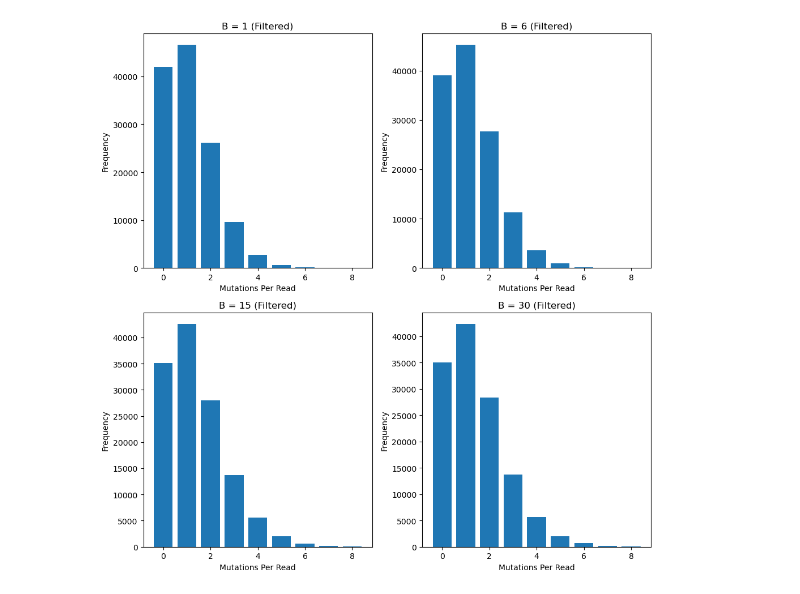
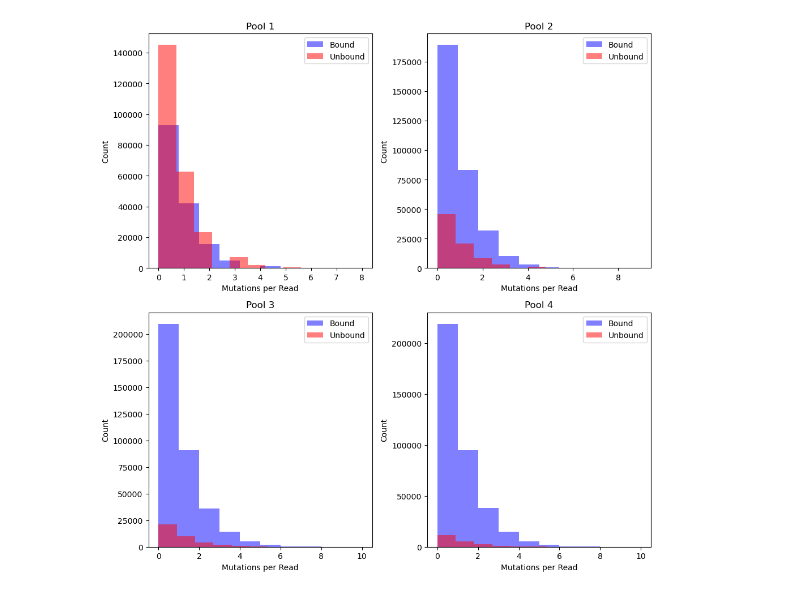
Before and after one commit to JoshuaGensel/MIME_ML, a Jupyter notebook: src/exploratory_analysis.ipynb, the cells around one changed output. Saved outputs shown, nothing was run; the diff lists cells and outputs as text; code cells hidden in the pictures.

Commit message:
exploratory analysis bound vs unbound

```diff
--- a/src/exploratory_analysis.ipynb
+++ b/src/exploratory_analysis.ipynb
@@ -74,23 +86,31 @@ plt.tight_layout()
 # %%
-# plot histograms of mutations per read (filtered)
+# plot histograms of mutations per read bound vs unbound
 fig, ax = plt.subplots(2, 2, figsize=(10, 10))
-ax[0, 0].hist(mprf_1, bins=range(0, 10), align='left', rwidth=0.8)
-ax[0, 0].set_title('B = 1 (Filtered)')
-ax[0, 0].set_xlabel('Mutations Per Read')
-ax[0, 0].set_ylabel('Frequency')
-ax[0, 1].hist(mprf_2, bins=range(0, 10), align='left', rwidth=0.8)
-ax[0, 1].set_title('B = 6 (Filtered)')
-ax[0, 1].set_xlabel('Mutations Per Read')
-ax[0, 1].set_ylabel('Frequency')
-ax[1, 0].hist(mprf_3, bins=range(0, 10), align='left', rwidth=0.8)
-ax[1, 0].set_title('B = 15 (Filtered)')
-ax[1, 0].set_xlabel('Mutations Per Read')
-ax[1, 0].set_ylabel('Frequency')
-ax[1, 1].hist(mprf_4, bins=range(0, 10), align='left', rwidth=0.8)
-ax[1, 1].set_title('B = 30 (Filtered)')
-ax[1, 1].set_xlabel('Mutations Per Read')
-ax[1, 1].set_ylabel('Frequency')
+ax[0, 0].hist(mpr_1_bound, bins=10, color='blue', alpha=0.5, label='Bound')
+ax[0, 0].hist(mpr_1_unbound, bins=10, color='red', alpha=0.5, label='Unbound')
+ax[0, 0].set_title('Pool 1')
+ax[0, 0].set_xlabel('Mutations per Read')
+ax[0, 0].set_ylabel('Count')
+ax[0, 0].legend()
+ax[0, 1].hist(mpr_2_bound, bins=10, color='blue', alpha=0.5, label='Bound')
+ax[0, 1].hist(mpr_2_unbound, bins=10, color='red', alpha=0.5, label='Unbound')
+ax[0, 1].set_title('Pool 2')
+ax[0, 1].set_xlabel('Mutations per Read')
+ax[0, 1].set_ylabel('Count')
+ax[0, 1].legend()
+ax[1, 0].hist(mpr_3_bound, bins=10, color='blue', alpha=0.5, label='Bound')
+ax[1, 0].hist(mpr_3_unbound, bins=10, color='red', alpha=0.5, label='Unbound')
+ax[1, 0].set_title('Pool 3')
+ax[1, 0].set_xlabel('Mutations per Read')
+ax[1, 0].set_ylabel('Count')
+ax[1, 0].legend()
+ax[1, 1].hist(mpr_4_bound, bins=10, color='blue', alpha=0.5, label='Bound')
+ax[1, 1].hist(mpr_4_unbound, bins=10, color='red', alpha=0.5, label='Unbound')
+ax[1, 1].set_title('Pool 4')
+ax[1, 1].set_xlabel('Mutations per Read')
+ax[1, 1].set_ylabel('Count')
+ax[1, 1].legend()
 plt.tight_layout()
 # %% [output]
-[figure, old version]
+[figure, new version]
 # %%
```
Also changed, not shown: parts of 11 cells of this notebook, 1 other file.
